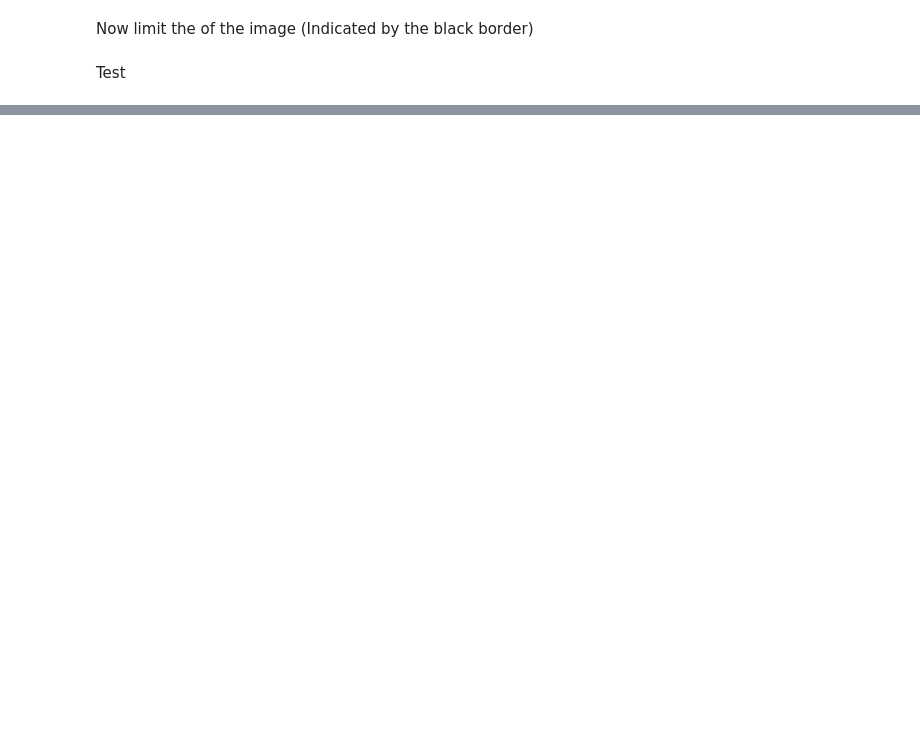
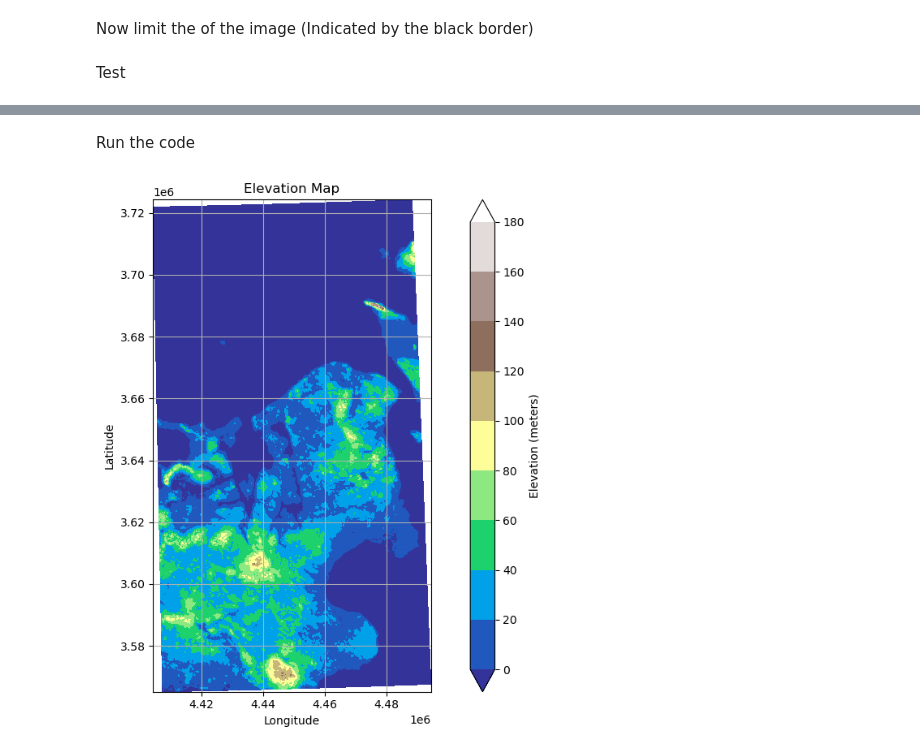
Before and after one commit to FPWRasmussen/DTU-Special-Course, a Jupyter notebook: src/elevation_handler.ipynb, the cells around one changed output, grey strips where cells are left out. Cells and saved outputs as stored; diff of their text form; code cells hidden in the pictures; blank space fills up the shorter version.

```diff
--- a/src/elevation_handler.ipynb
+++ b/src/elevation_handler.ipynb
@@ -146,0 +205,41 @@ plt.show()
+# %%
+def transform_coordinates(long_list, lat_list, input_crs_str = "EPSG:4326", output_crs_str = "EPSG:3035"):
+
+    input_crs = pyproj.CRS(input_crs_str)  # WGS84
+    output_crs = pyproj.CRS(output_crs_str)
+
+    transformer = pyproj.Transformer.from_crs(input_crs, output_crs, always_xy=True)
+
+    trans_cords = np.empty([len(lat_list),len(long_list), 2])
+
+    for i, lon in enumerate(sublong_points):
+        for j, lat in enumerate(sublat_points):
+            x, y = transformer.transform(lon, lat)
+            trans_cords[j, i, 0] = x
+            trans_cords[j, i, 1] = y
+
+    return trans_cords
+# %% [markdown]
+Run the code
+# %%
+trans_cords = transform_coordinates(sublong_points, sublat_points, input_crs_str = "EPSG:4326", output_crs_str = "EPSG:3035")
+
+vmin = np.minimum(0, float('%.2g' % np.max(subarray)))
+vmax = np.maximum(0, float('%.2g' % np.max(subarray))) # round down to two significant digits
+levels = np.linspace(vmin, vmax, 10)
+
+fig, ax = plt.subplots(figsize = (10, 7))
+ct = ax.contourf(trans_cords[:,:,0], trans_cords[:,:,1], subarray,
+                levels = levels, vmin = vmin, vmax = vmax, extend = "both",
+                cmap='terrain')
+plt.colorbar(ct, ax = ax, label='Elevation (meters)')
+
+ax.grid()
+ax.set_aspect('equal')
+ax.set_title('Elevation Map')
+ax.set_xlabel('Longitude')
+ax.set_ylabel('Latitude')
+plt.tight_layout()
+plt.show()
+# %% [output]
+[figure, added]
```
Also changed, not shown: parts of 8 cells of this notebook.
